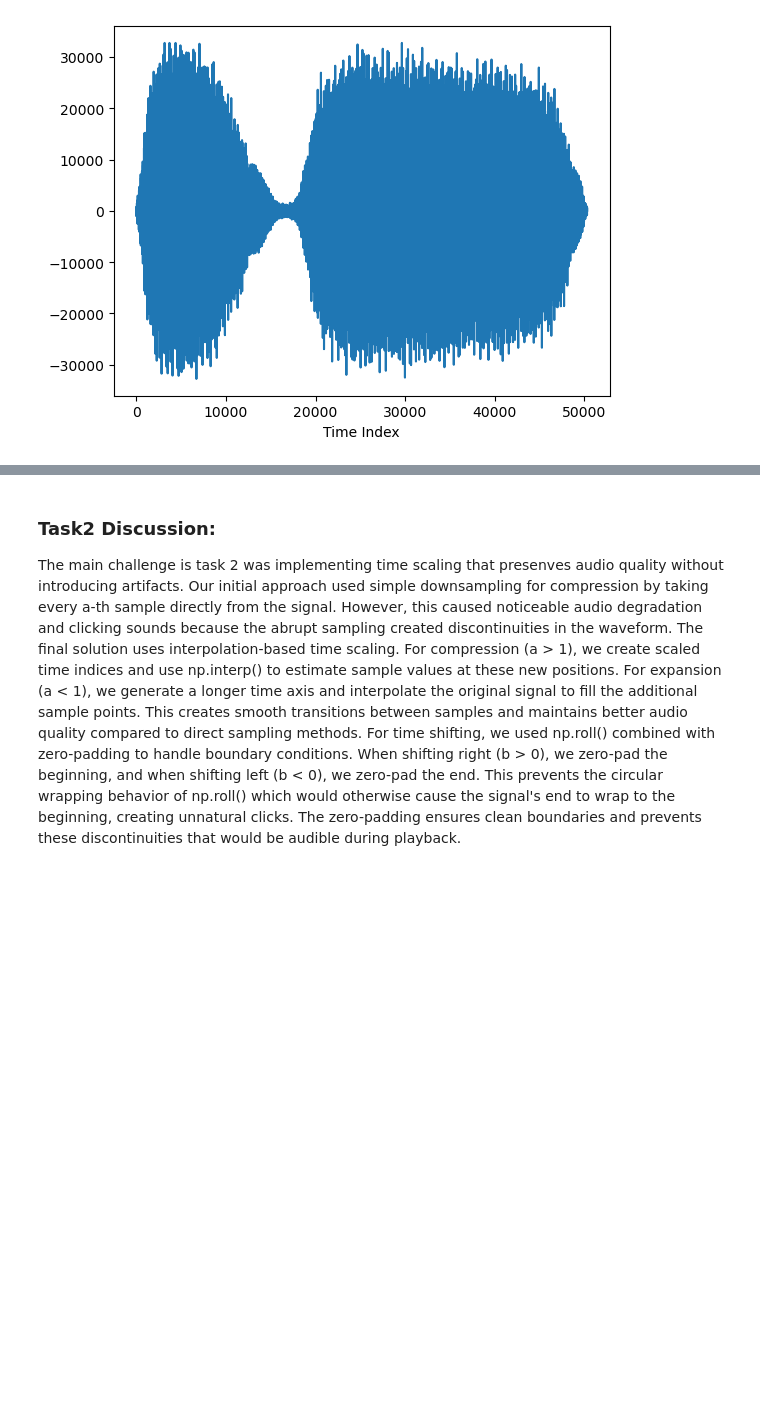
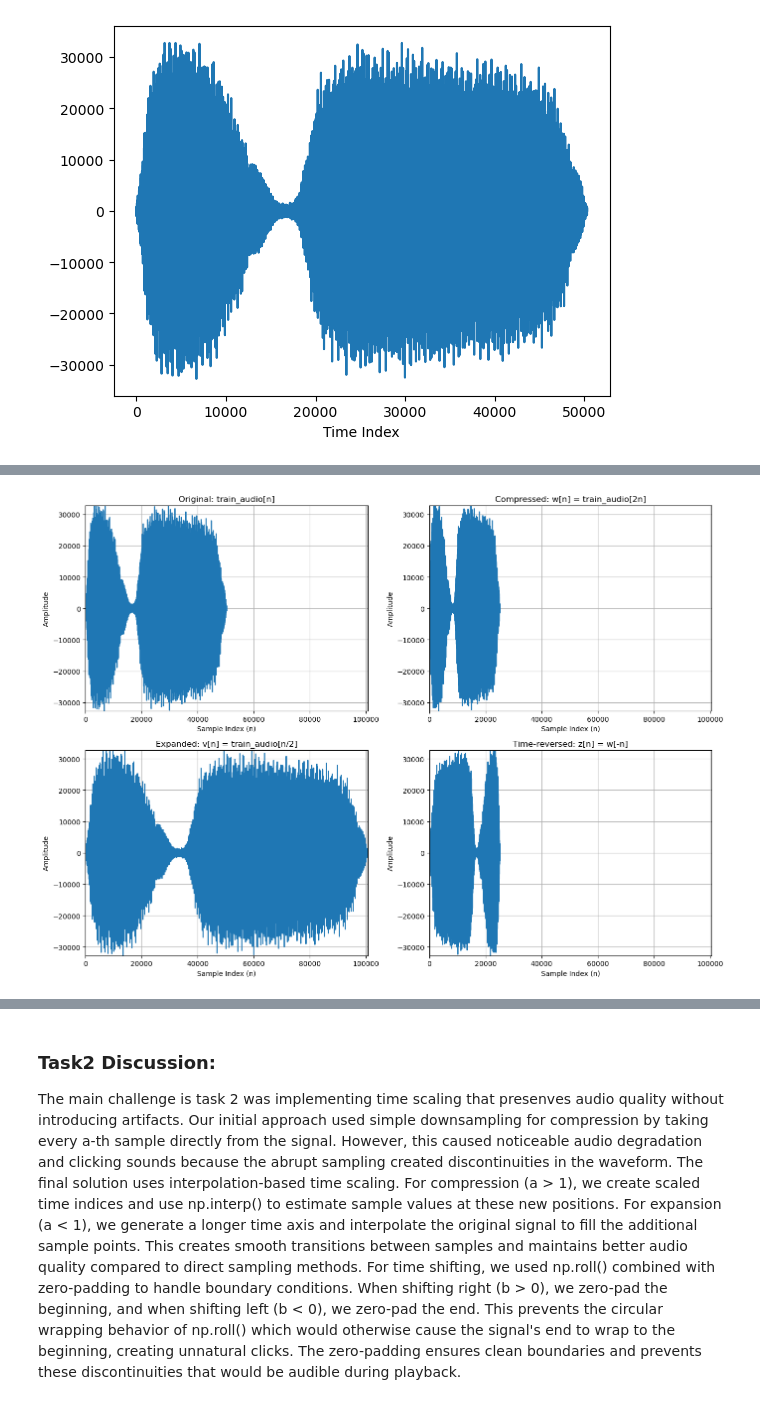
Before and after one commit to tonyechen/TECHIN_513, a Jupyter notebook: lab1/Lab1_Template.ipynb, the cells around one changed output, grey strips where cells are left out. Drawn from its saved outputs; the diff is of its cells as text; code cells hidden in the pictures; blank space fills up the shorter version.

Commit message:
fixed graph for task 2

```diff
--- a/lab1/Lab1_Template.ipynb
+++ b/lab1/Lab1_Template.ipynb
@@ -385,0 +295,85 @@ Sampling rate: 32000Hz
+# %%
+fs1, train_audio = wav.read('train32.wav')
+print('Sampling rate: ' + str(fs1) + 'Hz')
+
+# w[n] = train_audio[2n] - compression by factor of 2
+w = time_scale(train_audio, 2, fs1)
+
+# v[n] = train_audio[n/2] - expansion by factor of 2
+v = time_scale(train_audio, 0.5, fs1)
+
+# z[n] = w[-n] - time reversal of w
+z = np.flip(w)
+
+# Save the signals
+wav.write('w_compressed.wav', fs1, w.astype(train_audio.dtype))
+wav.write('v_expanded.wav', fs1, v.astype(train_audio.dtype))
+wav.write('z_reversed.wav', fs1, z.astype(train_audio.dtype))
+
+# Visualization for time scaling
+plt.figure(figsize=(14, 10))
+
+# Get consistent axis limits
+max_len = max(len(train_audio), len(w), len(v), len(z))
+y_min = min(train_audio.min(), w.min(), v.min(), z.min())
+y_max = max(train_audio.max(), w.max(), v.max(), z.max())
+
+plt.subplot(2, 2, 1)
+plt.plot(np.arange(len(train_audio)), train_audio)
+plt.xlabel('Sample Index (n)')
+plt.ylabel('Amplitude')
+plt.title('Original: train_audio[n]')
+plt.xlim([0, max_len])
+plt.ylim([y_min, y_max])
+plt.grid(True)
+
+plt.subplot(2, 2, 2)
+plt.plot(np.arange(len(w)), w)
+plt.xlabel('Sample Index (n)')
+plt.ylabel('Amplitude')
+plt.title('Compressed: w[n] = train_audio[2n]')
+plt.xlim([0, max_len])
+plt.ylim([y_min, y_max])
+plt.grid(True)
+
+plt.subplot(2, 2, 3)
+plt.plot(np.arange(len(v)), v)
+plt.xlabel('Sample Index (n)')
+plt.ylabel('Amplitude')
+plt.title('Expanded: v[n] = train_audio[n/2]')
+plt.xlim([0, max_len])
+plt.ylim([y_min, y_max])
+plt.grid(True)
+
+plt.subplot(2, 2, 4)
+plt.plot(np.arange(len(z)), z)
+plt.xlabel('Sample Index (n)')
+plt.ylabel('Amplitude')
+plt.title('Time-reversed: z[n] = w[-n]')
+plt.xlim([0, max_len])
+plt.ylim([y_min, y_max])
+plt.grid(True)
+
+plt.tight_layout()
+plt.show()
+
+# Time shifting examples
+b_values = [5000, 0, -5000]  # positive, zero, negative
+
+plt.figure(figsize=(14, 5))
+
+for i, b_value in enumerate(b_values, 1):
+    shifted = time_shift(train_audio, b_value)
+
+    plt.subplot(1, 3, i)
+    plt.plot(np.arange(len(shifted)), shifted)
+    plt.xlabel('Sample Index (n)')
+    plt.ylabel('Amplitude')
+    plt.title(f'Time Shifted: y[n] = train_audio[n+{b_value}]')
+    plt.xlim([0, len(train_audio)])
+    plt.ylim([train_audio.min(), train_audio.max()])
+    plt.grid(True)
+
+plt.tight_layout()
+plt.show()
+# %% [output]
@@ -385,0 +381 @@ Sampling rate: 32000Hz
+[figure, added]
```
Also changed, not shown: parts of 4 cells of this notebook, 3 other files.
